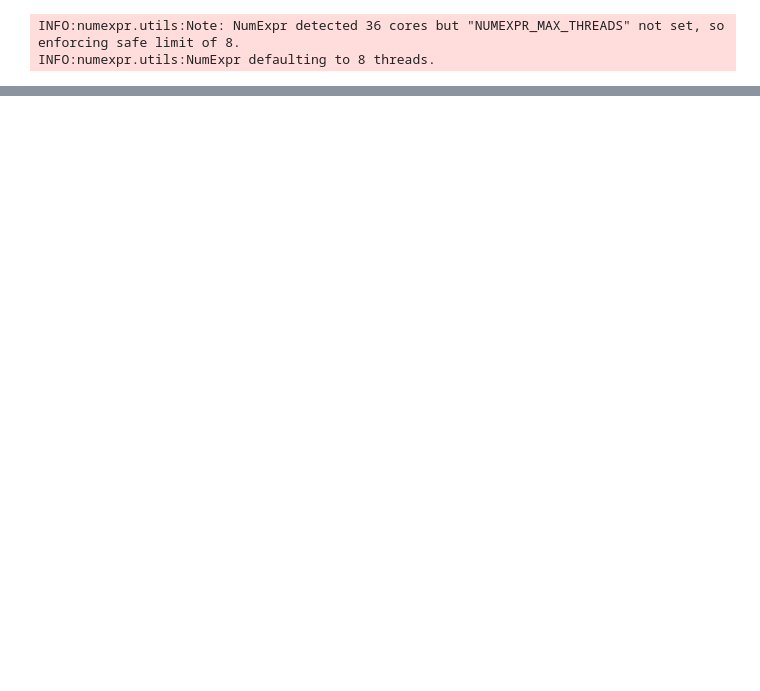
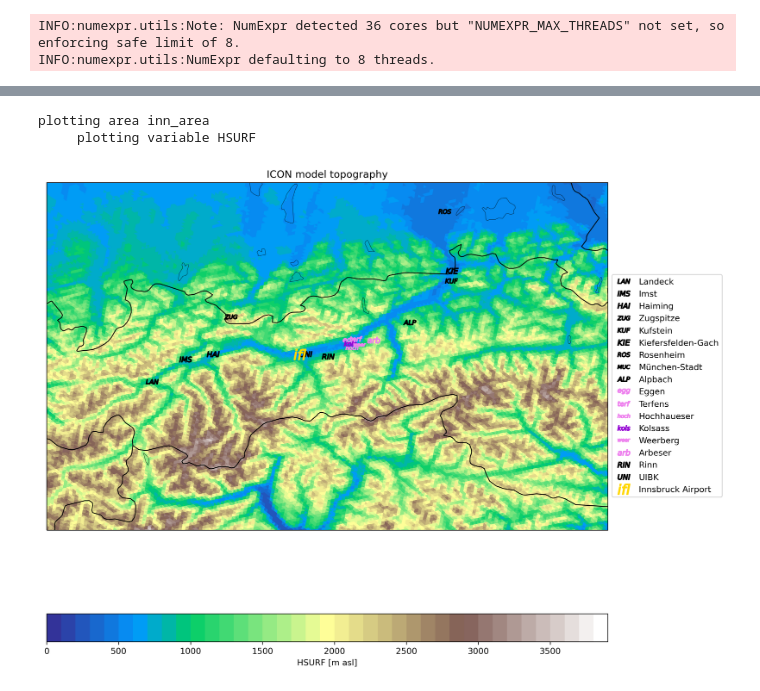
Before and after one commit to tlezuo/icon-vis, a Jupyter notebook: mapplot/mapplot_overview_maps.ipynb, the cells around one changed output, grey strips where cells are left out. Cells and saved outputs as stored; diff of their text form; code cells hidden in the pictures; blank space fills up the shorter version.

```diff
--- a/mapplot/mapplot_overview_maps.ipynb
+++ b/mapplot/mapplot_overview_maps.ipynb
@@ -111,0 +129,72 @@ np.rad2deg(data_c.clat[locmark.iconID+1].values)
+# %%
+###############################################################################################
+## DECIDE ##
+# where to save
+plotpath_base = '/scratch/tlezuo/icon-vis/hor_cross/'
+# decide which areas to plot
+area=lf.inn_area
+
+# decide which variables to plot
+pvar = vf.HSURF
+# decide how to plot it
+plottype = 'poly' # 'poly' = triangles,'contourf'= smoothed, 'contour'= lines
+
+###############################################################################################
+## PLOT SETUP ##
+# loop 1 over areas
+# check printout
+print('plotting area '+area.name)
+
+print('     plotting variable '+pvar.name )
+# path sepcific to area and variable
+plotpath = plotpath_base+str(area.name)+'/'+str(pvar.name)+'/'
+Path(plotpath).mkdir(parents=True, exist_ok=True)
+
+
+# title specific to area, variable, time
+title = 'ICON model '+pvar.title
+plotname = str(area.name)+'_'+pvar.name+'_'+plottype+'.png'
+
+
+###############################################################################################
+## PLOT ##
+#plot
+# set_trace()
+pp = psy.plot.mapplot(data_c,
+    name = pvar.name,
+    t = 0,
+    projection = 'robin',
+    plot=plottype,
+    bounds = np.arange(pvar.min,pvar.max,pvar.ticks),#{'method': 'minmax', 'vmin':pvar.min, 'vmax':pvar.max},
+    map_extent = [area.lonmin, area.lonmax, area.latmin, area.latmax],
+    title = title,
+    cmap=pvar.cmap,
+    cticks=np.arange(pvar.min,pvar.max,pvar.ticks*5),
+    clabel = pvar.name+' '+pvar.units,
+    xgrid = False, ygrid = False,
+    )
+# set_trace()
+#annotations
+fig = plt.gcf()
+fig.set_size_inches(12,12)
+handles_list=[]
+labels_list=[]
+
+pc_innvalley_list = ['LAN','IMS','HAI','ZUG','KUF','KIE','ROS','MUC','ALP','egg','terf','hoch','kols','weer','arb','RIN','UNI','ifl']
+for locmark in pc_innvalley_list:
+    pos_lon, pos_lat = iconvis.add_coordinates(pc_dict[locmark].lon,pc_dict[locmark].lat,area.lonmin,area.lonmax,area.latmin,area.latmax)
+    fig.axes[0].plot(pos_lon, pos_lat,color=pc_dict[locmark].color,marker='$'+locmark+'$', markersize=15, transform=fig.axes[0].transAxes,label=pc_dict[locmark].name,linestyle='None')
+    # handles_list.append(locmark.marker)
+    # labels_list.append(locmark.name)
+    # if locmark.name == 'Station Flughafen':
+    #     fig.axes[0].text(pos_lon-0.06, pos_lat+0.03,locmark.name, transform=fig.axes[0].transAxes,color=locmark.color,fontsize=16)
+    #     fig.axes[0].plot(pos_lon, pos_lat,color=locmark.color,marker= '.', markersize=20, transform=fig.axes[0].transAxes,label=locmark.name,linestyle='None')
+
+fig.legend(loc='upper left', bbox_to_anchor=(0.9, 0.7))
+plt.rcParams['figure.dpi'] = 300
+# save figure
+pp.update()
+# %% [output]
+plotting area inn_area
+     plotting variable HSURF
+[figure, added]
```
Also changed, not shown: parts of 4 cells of this notebook, 19 other files.
